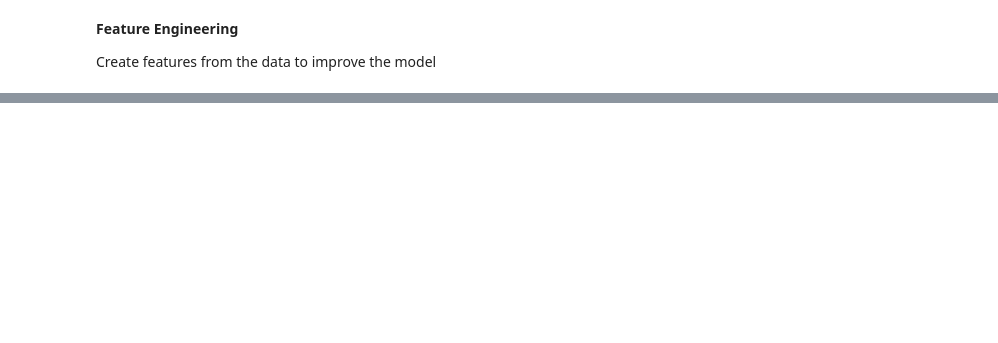
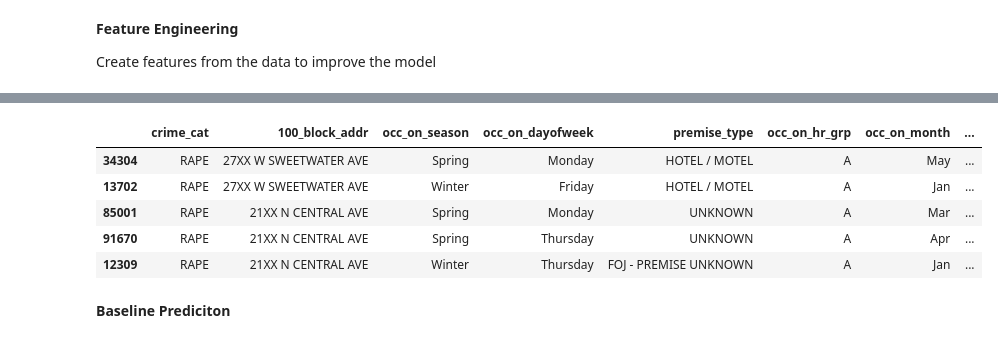
Before and after one commit to jpeterson28/DSCT_Capstone1, a Jupyter notebook: Code.ipynb, the cells around one changed output, grey strips where cells are left out. Drawn from its saved outputs; the diff is of its cells as text; code cells hidden in the pictures; blank space fills up the shorter version.

```diff
--- a/Code.ipynb
+++ b/Code.ipynb
@@ -776,0 +708,30 @@ crime_addr_feat
+# %%
+# join x train new with premise type
+X_train_new = X_train_new.join(crime_prem_feat, on=['crime_cat', 'premise_type'], how='outer', lsuffix='left', rsuffix='right')
+X_train_new = X_train_new.drop(columns='premise_typeleft')
+# %%
+# join x train new with day of week
+X_train_new = X_train_new.join(crime_dow_feat, on=['crime_cat', 'occ_on_dayofweek'], how='outer', lsuffix='left', rsuffix='right')
+X_train_new = X_train_new.drop(columns='occ_on_dayofweekleft')
+# %%
+# join x train new with season
+X_train_new = X_train_new.join(crime_season_feat, on=['crime_cat', 'occ_on_season'], how='outer', lsuffix='left', rsuffix='right')
+X_train_new = X_train_new.drop(columns='occ_on_seasonleft')
+# %%
+# join x train new with 100 block addr
+X_train_new = X_train_new.join(crime_addr_feat, on=['crime_cat', '100_block_addr'], how='outer', lsuffix='left', rsuffix='right')
+X_train_new = X_train_new.drop(columns='100_block_addrleft')
+# %%
+X_train_new = X_train_new.rename(index=str, columns={'occ_on_hr_grpright':'crime_time', 'premise_typeright':'crime_prem',
+                                                   'occ_on_dayofweekright':'crime_dow', 'occ_on_seasonright':'crime_season',
+                                                   '100_block_addrright':'crime_addr'})
+X_train_new.head()
+# %% [output]
+|  | crime_cat | 100_block_addr | occ_on_season | occ_on_dayofweek | premise_type | occ_on_hr_grp | occ_on_month | ... |
+| 34304 | RAPE | 27XX W SWEETWATER AVE | Spring | Monday | HOTEL / MOTEL | A | May | ... |
+| 13702 | RAPE | 27XX W SWEETWATER AVE | Winter | Friday | HOTEL / MOTEL | A | Jan | ... |
+| 85001 | RAPE | 21XX N CENTRAL AVE | Spring | Monday | UNKNOWN | A | Mar | ... |
+| 91670 | RAPE | 21XX N CENTRAL AVE | Spring | Thursday | UNKNOWN | A | Apr | ... |
+| 12309 | RAPE | 21XX N CENTRAL AVE | Winter | Thursday | FOJ - PREMISE UNKNOWN | A | Jan | ... |
+# %% [markdown]
+**Baseline Prediciton**
```
Also changed, not shown: parts of 11 cells of this notebook.
